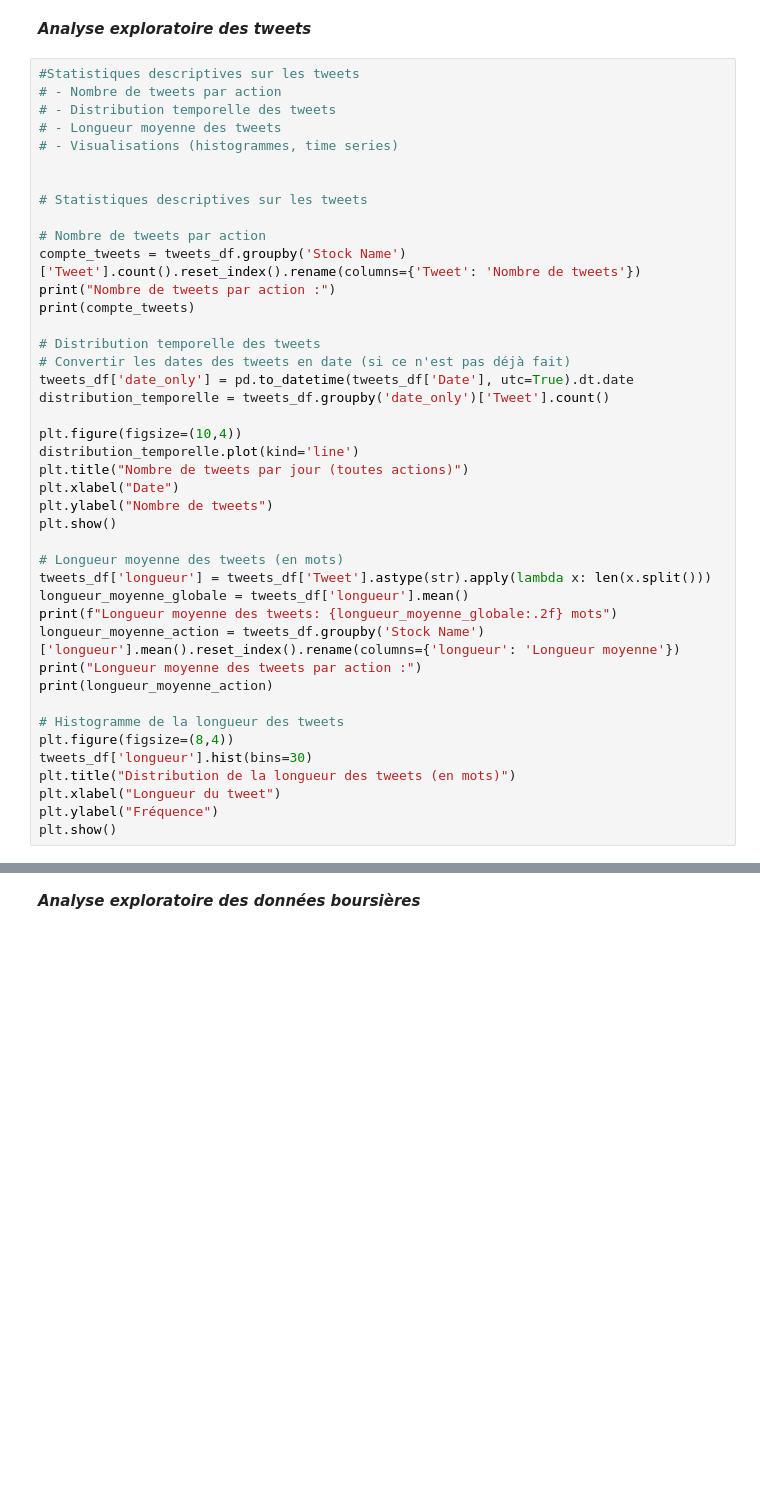
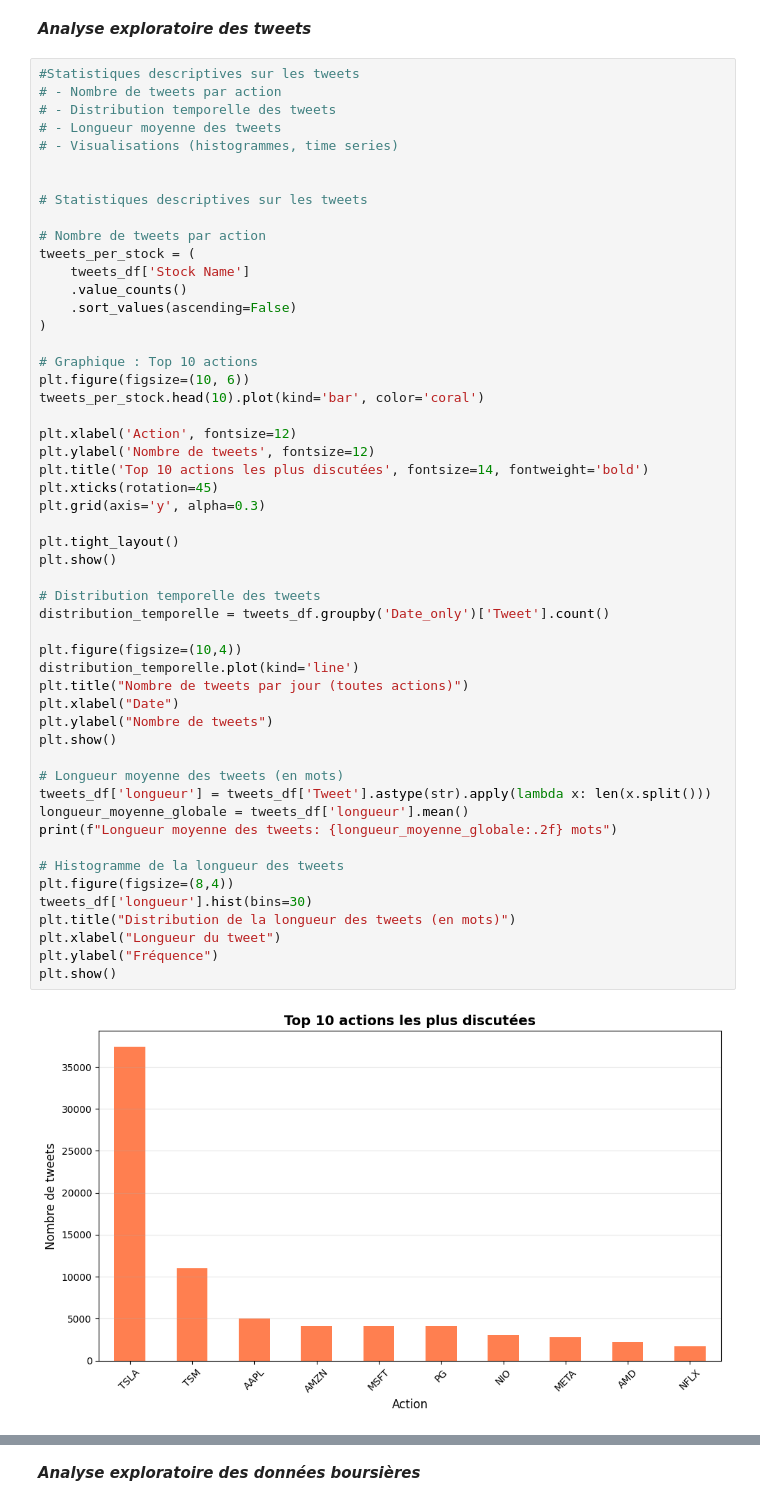
Before and after one commit to jdalonsos/Quantitative_finance_Project, a Jupyter notebook: Projet_Finance_Quantitative.ipynb, the cells around one changed output, grey strips where cells are left out. Cells and saved outputs as stored; diff of their text form; blank space fills up the shorter version.

```diff
--- a/Projet_Finance_Quantitative.ipynb
+++ b/Projet_Finance_Quantitative.ipynb
@@ -86,39 +168,50 @@ Price shape: (6300, 8)
 # - Longueur moyenne des tweets
 # - Visualisations (histogrammes, time series)
 
 
 # Statistiques descriptives sur les tweets
 
 # Nombre de tweets par action
-compte_tweets = tweets_df.groupby('Stock Name')['Tweet'].count().reset_index().rename(columns={'Tweet': 'Nombre de tweets'})
-print("Nombre de tweets par action :")
-print(compte_tweets)
+tweets_per_stock = (
+    tweets_df['Stock Name']
+    .value_counts()
+    .sort_values(ascending=False)
+)
+
+# Graphique : Top 10 actions
+plt.figure(figsize=(10, 6))
+tweets_per_stock.head(10).plot(kind='bar', color='coral')
+
+plt.xlabel('Action', fontsize=12)
+plt.ylabel('Nombre de tweets', fontsize=12)
+plt.title('Top 10 actions les plus discutées', fontsize=14, fontweight='bold')
+plt.xticks(rotation=45)
+plt.grid(axis='y', alpha=0.3)
+
+plt.tight_layout()
+plt.show()
 
 # Distribution temporelle des tweets
-# Convertir les dates des tweets en date (si ce n'est pas déjà fait)
-tweets_df['date_only'] = pd.to_datetime(tweets_df['Date'], utc=True).dt.date
-distribution_temporelle = tweets_df.groupby('date_only')['Tweet'].count()
+distribution_temporelle = tweets_df.groupby('Date_only')['Tweet'].count()
 
 plt.figure(figsize=(10,4))
 distribution_temporelle.plot(kind='line')
 plt.title("Nombre de tweets par jour (toutes actions)")
 plt.xlabel("Date")
 plt.ylabel("Nombre de tweets")
 plt.show()
 
 # Longueur moyenne des tweets (en mots)
 tweets_df['longueur'] = tweets_df['Tweet'].astype(str).apply(lambda x: len(x.split()))
 longueur_moyenne_globale = tweets_df['longueur'].mean()
 print(f"Longueur moyenne des tweets: {longueur_moyenne_globale:.2f} mots")
-longueur_moyenne_action = tweets_df.groupby('Stock Name')['longueur'].mean().reset_index().rename(columns={'longueur': 'Longueur moyenne'})
-print("Longueur moyenne des tweets par action :")
-print(longueur_moyenne_action)
 
 # Histogramme de la longueur des tweets
 plt.figure(figsize=(8,4))
 tweets_df['longueur'].hist(bins=30)
 plt.title("Distribution de la longueur des tweets (en mots)")
 plt.xlabel("Longueur du tweet")
 plt.ylabel("Fréquence")
 plt.show()
 # %% [output]
+[figure, new version]
```
Also changed, not shown: parts of 18 cells of this notebook.
